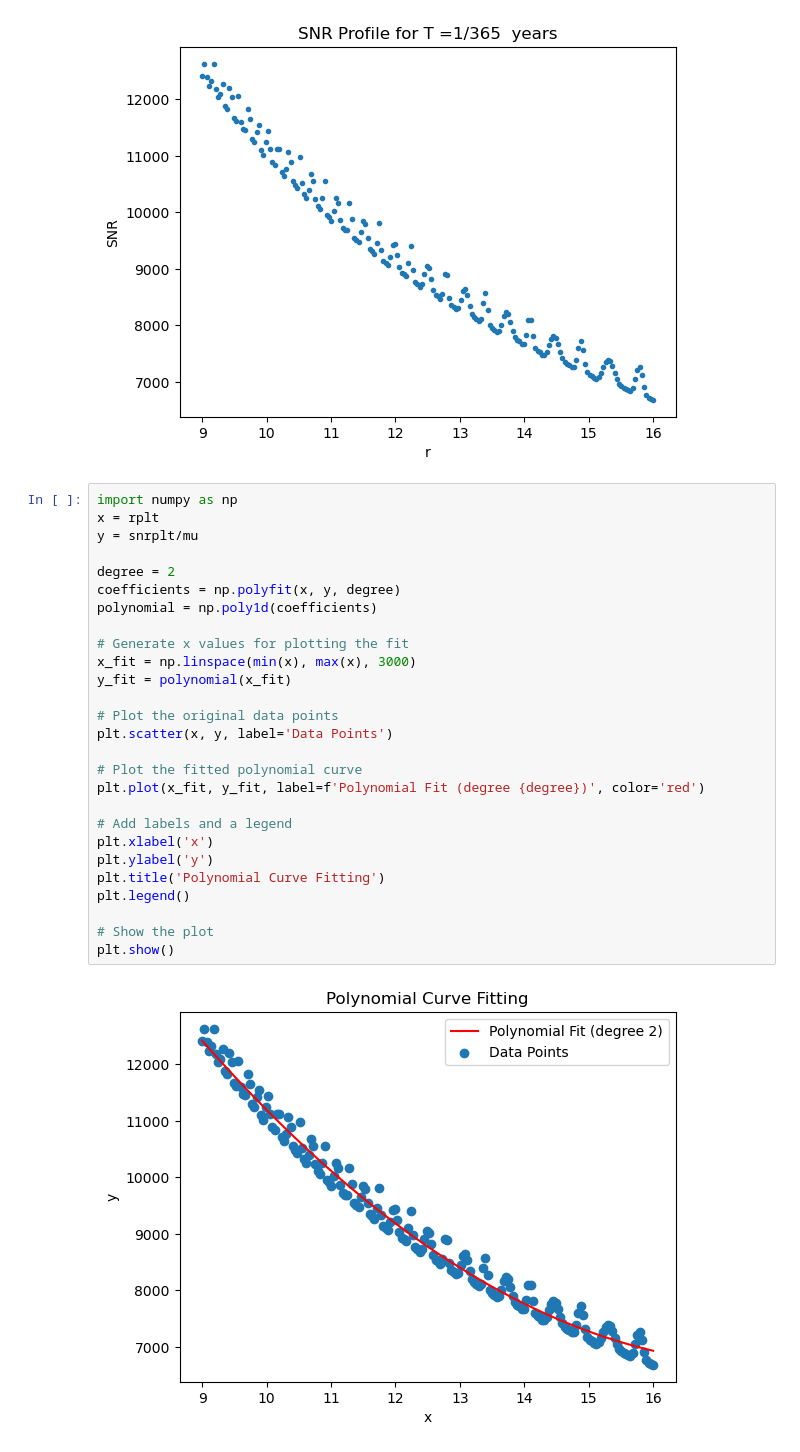
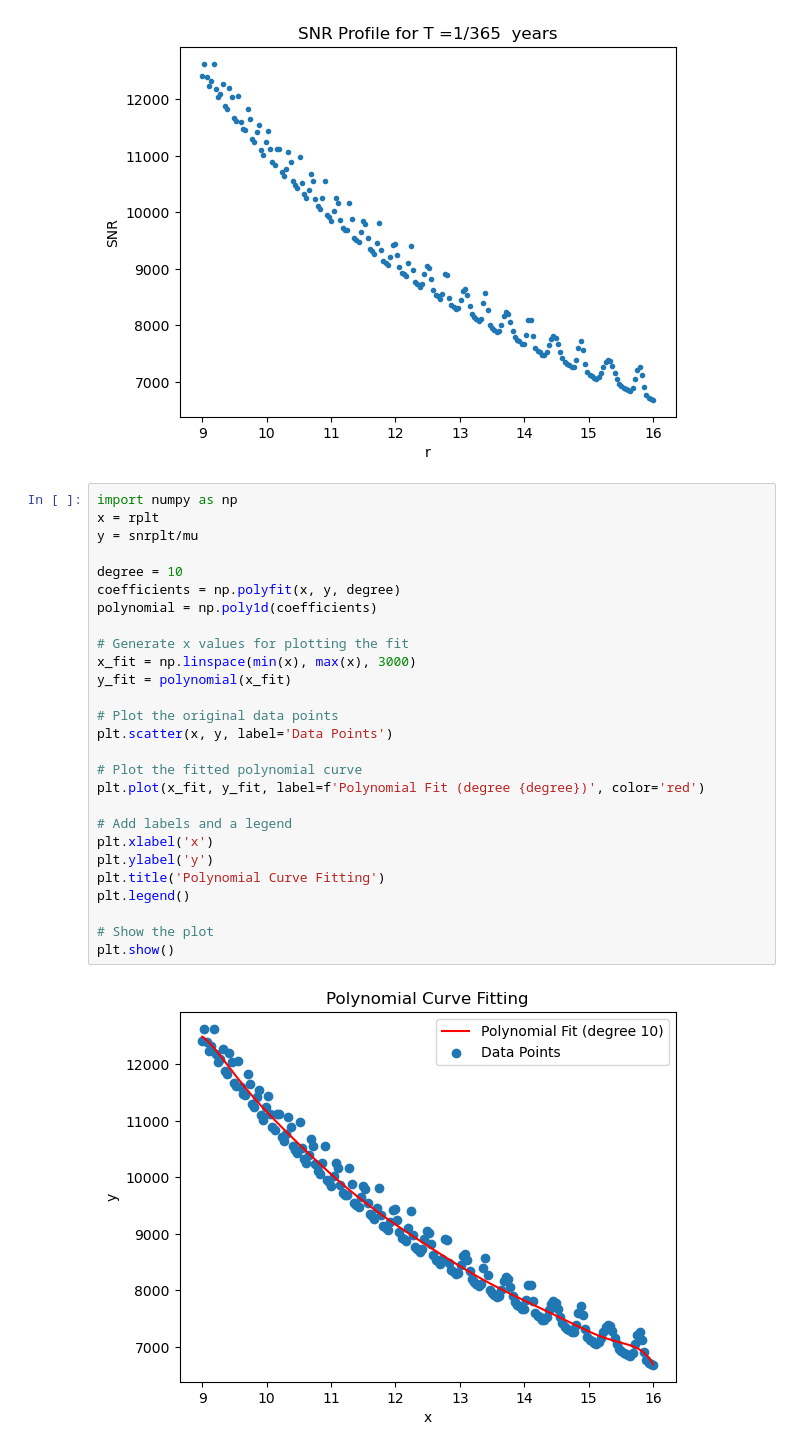
Before and after one commit to smmasruk/M1_Intership, a Jupyter notebook: NotebooksForReport/1stNBwithBHP.ipynb, the cells around one changed output. Drawn from its saved outputs; the diff is of its cells as text.

```diff
--- a/NotebooksForReport/1stNBwithBHP.ipynb
+++ b/NotebooksForReport/1stNBwithBHP.ipynb
@@ -418,29 +419,29 @@ plt.show()
 # %%
 import numpy as np
 x = rplt
 y = snrplt/mu
 
-degree = 2
+degree = 10
 coefficients = np.polyfit(x, y, degree)
 polynomial = np.poly1d(coefficients)
 
 # Generate x values for plotting the fit
 x_fit = np.linspace(min(x), max(x), 3000)
 y_fit = polynomial(x_fit)
 
 # Plot the original data points
 plt.scatter(x, y, label='Data Points')
 
 # Plot the fitted polynomial curve
 plt.plot(x_fit, y_fit, label=f'Polynomial Fit (degree {degree})', color='red')
 
 # Add labels and a legend
 plt.xlabel('x')
 plt.ylabel('y')
 plt.title('Polynomial Curve Fitting')
 plt.legend()
 
 # Show the plot
 plt.show()
 # %% [output]
-[figure, old version]
+[figure, new version]
```
Also changed, not shown: parts of 28 cells of this notebook, 11 other files.
